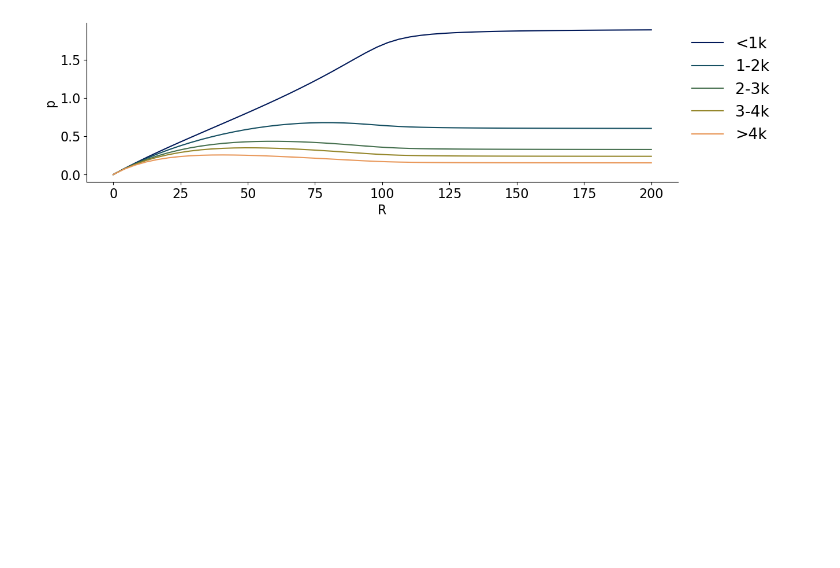
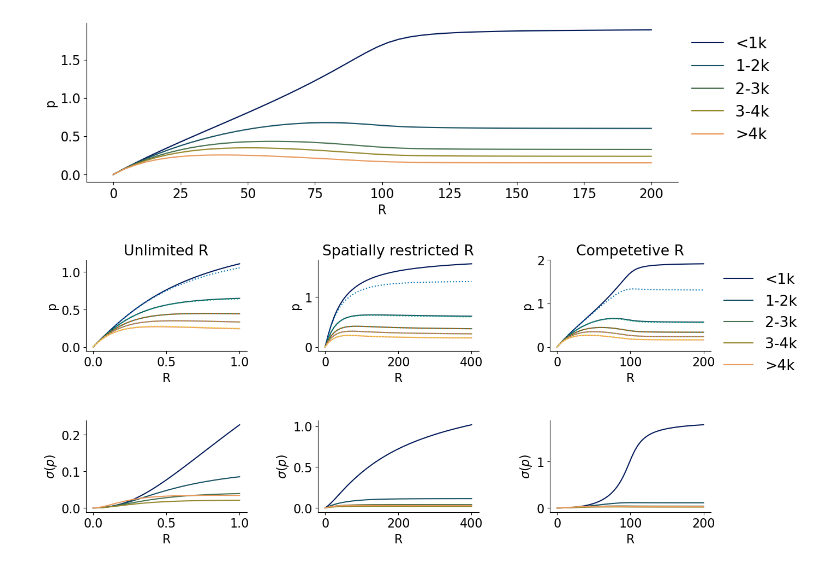
Before and after one commit to prubisch/competition_in_proteinsynthesis_in_autism, a Jupyter notebook: figure3_to_6_simulation_all_model_variations.ipynb, the cells around one changed output. Cells and saved outputs as stored; diff of their text form; code cells hidden in the pictures; blank space fills up the shorter version.

```diff
--- a/figure3_to_6_simulation_all_model_variations.ipynb
+++ b/figure3_to_6_simulation_all_model_variations.ipynb
@@ -431,0 +552,8 @@ Base for figure 6
+# %%
+rand_unlim_R_pop = np.load('simulation_results/random_populations_unlimited_R_effective_rates.npy')
+rand_lim_R_pop = np.load('simulation_results/random_populations_limited_R_effective_rates.npy')
+rand_comp_R_pop = np.load('simulation_results/random_populations_competitive_R_effective_rates.npy')
+
+appendix_figure_random_populations_vis_R_dep_y_prod([rand_unlim_R_pop,rand_lim_R_pop, rand_comp_R_pop], [Rs_unlim, Rs_lim, Rs_comp], safe = True)
+# %% [output]
+[figure, added]
```
Also changed, not shown: parts of 5 cells of this notebook, 26 other files.
